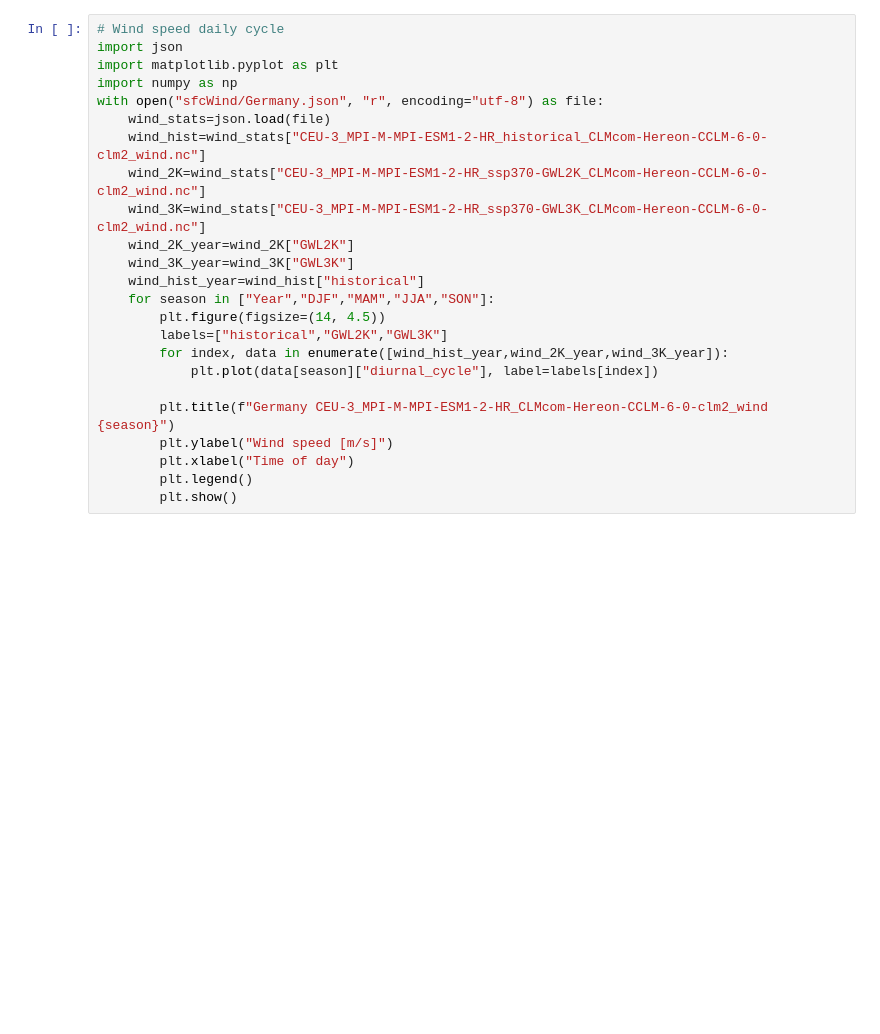
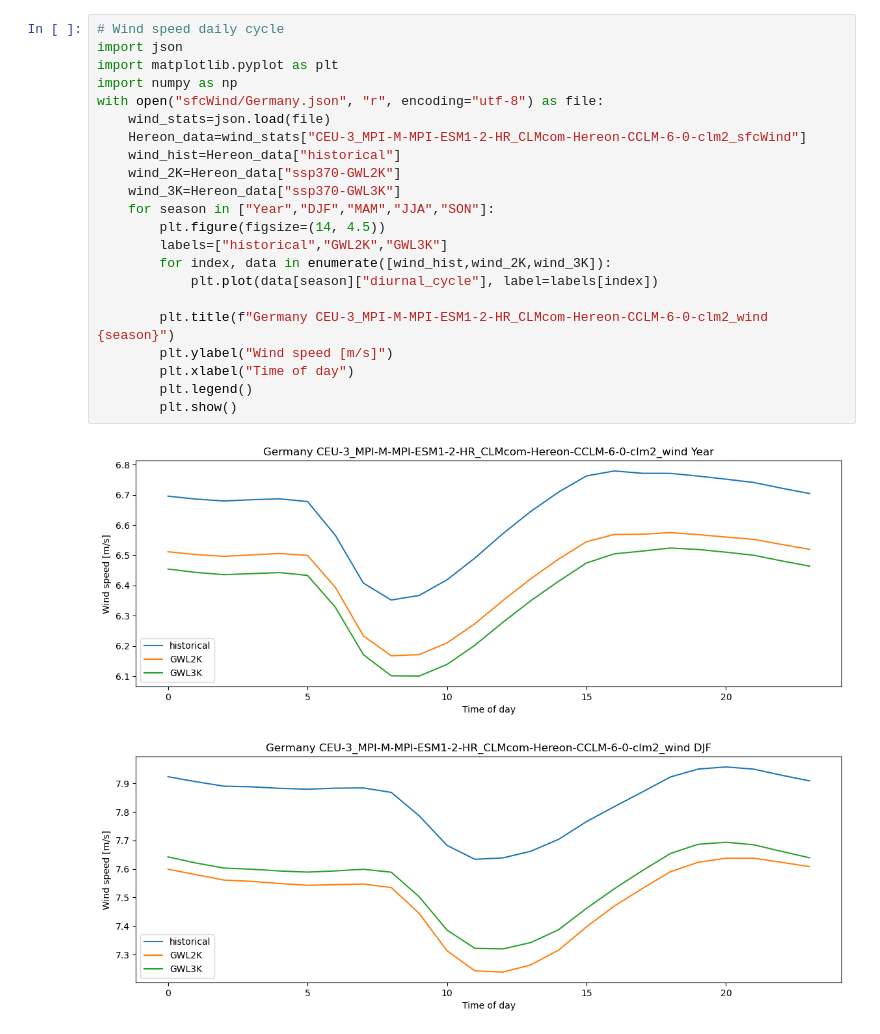
Before and after one commit to ATYslh/Dunkelflaute, a Jupyter notebook: Analysis_Scripts/visualization_wind.ipynb, the cells around one changed output. Drawn from its saved outputs; the diff is of its cells as text; blank space fills up the shorter version.

```diff
--- a/Analysis_Scripts/visualization_wind.ipynb
+++ b/Analysis_Scripts/visualization_wind.ipynb
@@ -28,24 +32,25 @@ KeyError: 'GWL2K'
 # %%
 # Wind speed daily cycle
 import json
 import matplotlib.pyplot as plt
 import numpy as np
 with open("sfcWind/Germany.json", "r", encoding="utf-8") as file:
     wind_stats=json.load(file)
-    wind_hist=wind_stats["CEU-3_MPI-M-MPI-ESM1-2-HR_historical_CLMcom-Hereon-CCLM-6-0-clm2_wind.nc"]
-    wind_2K=wind_stats["CEU-3_MPI-M-MPI-ESM1-2-HR_ssp370-GWL2K_CLMcom-Hereon-CCLM-6-0-clm2_wind.nc"]
-    wind_3K=wind_stats["CEU-3_MPI-M-MPI-ESM1-2-HR_ssp370-GWL3K_CLMcom-Hereon-CCLM-6-0-clm2_wind.nc"]
-    wind_2K_year=wind_2K["GWL2K"]
-    wind_3K_year=wind_3K["GWL3K"]
-    wind_hist_year=wind_hist["historical"]
+    Hereon_data=wind_stats["CEU-3_MPI-M-MPI-ESM1-2-HR_CLMcom-Hereon-CCLM-6-0-clm2_sfcWind"]
+    wind_hist=Hereon_data["historical"]
+    wind_2K=Hereon_data["ssp370-GWL2K"]
+    wind_3K=Hereon_data["ssp370-GWL3K"]
     for season in ["Year","DJF","MAM","JJA","SON"]:
         plt.figure(figsize=(14, 4.5))
         labels=["historical","GWL2K","GWL3K"]
-        for index, data in enumerate([wind_hist_year,wind_2K_year,wind_3K_year]):
+        for index, data in enumerate([wind_hist,wind_2K,wind_3K]):
             plt.plot(data[season]["diurnal_cycle"], label=labels[index])
 
         plt.title(f"Germany CEU-3_MPI-M-MPI-ESM1-2-HR_CLMcom-Hereon-CCLM-6-0-clm2_wind {season}")
         plt.ylabel("Wind speed [m/s]")
         plt.xlabel("Time of day")
         plt.legend()
         plt.show()
+# %% [output]
+[figure, added]
+[figure, added]
```
Also changed, not shown: parts of 7 cells of this notebook, 1 other file.
